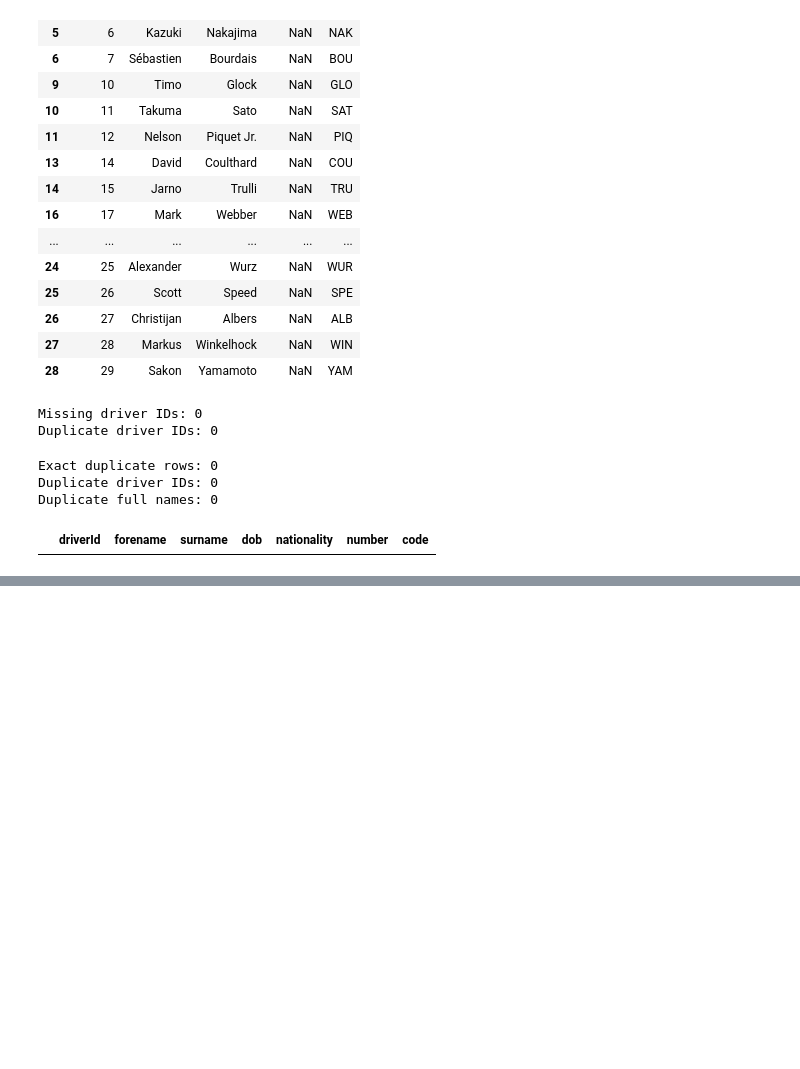
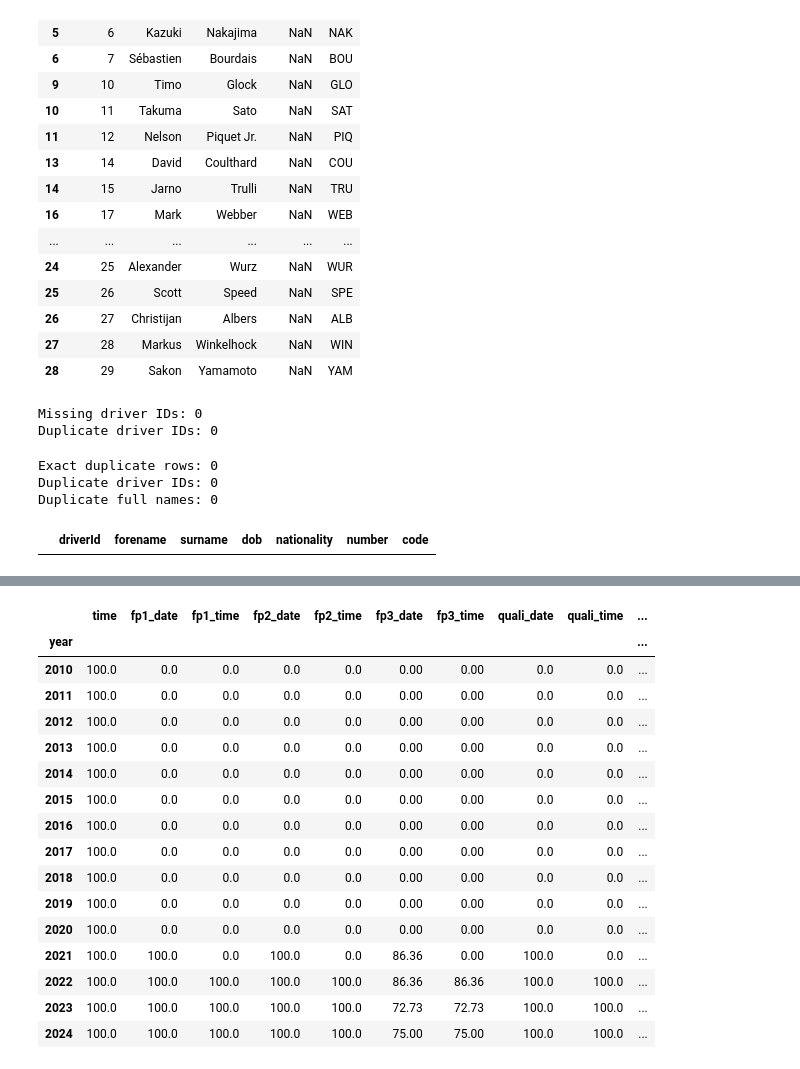
Before and after one commit to rolamedhat/team9_ACL, a Jupyter notebook: milestone1.ipynb, the cells around one changed output, grey strips where cells are left out. Drawn from its saved outputs; the diff is of its cells as text; code cells hidden in the pictures; blank space fills up the shorter version.

```diff
--- a/milestone1.ipynb
+++ b/milestone1.ipynb
@@ -1838,0 +2257,40 @@ Duplicate full names: 0
+# %%
+
+schedule_columns = [
+    'time',
+    'fp1_date', 'fp1_time',
+    'fp2_date', 'fp2_time',
+    'fp3_date', 'fp3_time',
+    'quali_date', 'quali_time',
+    'sprint_date', 'sprint_time'
+]
+
+# Calculate non-missing percentage for every season
+schedule_availability = (
+    races_clean
+    .groupby('year')[schedule_columns]
+    .agg(lambda x: x.notna().mean() * 100)
+)
+
+# Display the most recent seasons
+display(
+    schedule_availability.tail(15).round(2)
+)
+# %% [output]
+|  | time | fp1_date | fp1_time | fp2_date | fp2_time | fp3_date | fp3_time | quali_date | quali_time | ... |
+| year |  |  |  |  |  |  |  |  |  | ... |
+| 2010 | 100.0 | 0.0 | 0.0 | 0.0 | 0.0 | 0.00 | 0.00 | 0.0 | 0.0 | ... |
+| 2011 | 100.0 | 0.0 | 0.0 | 0.0 | 0.0 | 0.00 | 0.00 | 0.0 | 0.0 | ... |
+| 2012 | 100.0 | 0.0 | 0.0 | 0.0 | 0.0 | 0.00 | 0.00 | 0.0 | 0.0 | ... |
+| 2013 | 100.0 | 0.0 | 0.0 | 0.0 | 0.0 | 0.00 | 0.00 | 0.0 | 0.0 | ... |
+| 2014 | 100.0 | 0.0 | 0.0 | 0.0 | 0.0 | 0.00 | 0.00 | 0.0 | 0.0 | ... |
+| 2015 | 100.0 | 0.0 | 0.0 | 0.0 | 0.0 | 0.00 | 0.00 | 0.0 | 0.0 | ... |
+| 2016 | 100.0 | 0.0 | 0.0 | 0.0 | 0.0 | 0.00 | 0.00 | 0.0 | 0.0 | ... |
+| 2017 | 100.0 | 0.0 | 0.0 | 0.0 | 0.0 | 0.00 | 0.00 | 0.0 | 0.0 | ... |
+| 2018 | 100.0 | 0.0 | 0.0 | 0.0 | 0.0 | 0.00 | 0.00 | 0.0 | 0.0 | ... |
+| 2019 | 100.0 | 0.0 | 0.0 | 0.0 | 0.0 | 0.00 | 0.00 | 0.0 | 0.0 | ... |
+| 2020 | 100.0 | 0.0 | 0.0 | 0.0 | 0.0 | 0.00 | 0.00 | 0.0 | 0.0 | ... |
+| 2021 | 100.0 | 100.0 | 0.0 | 100.0 | 0.0 | 86.36 | 0.00 | 100.0 | 0.0 | ... |
+| 2022 | 100.0 | 100.0 | 100.0 | 100.0 | 100.0 | 86.36 | 86.36 | 100.0 | 100.0 | ... |
+| 2023 | 100.0 | 100.0 | 100.0 | 100.0 | 100.0 | 72.73 | 72.73 | 100.0 | 100.0 | ... |
+| 2024 | 100.0 | 100.0 | 100.0 | 100.0 | 100.0 | 75.00 | 75.00 | 100.0 | 100.0 | ... |
```
Also changed, not shown: parts of 43 cells of this notebook.
